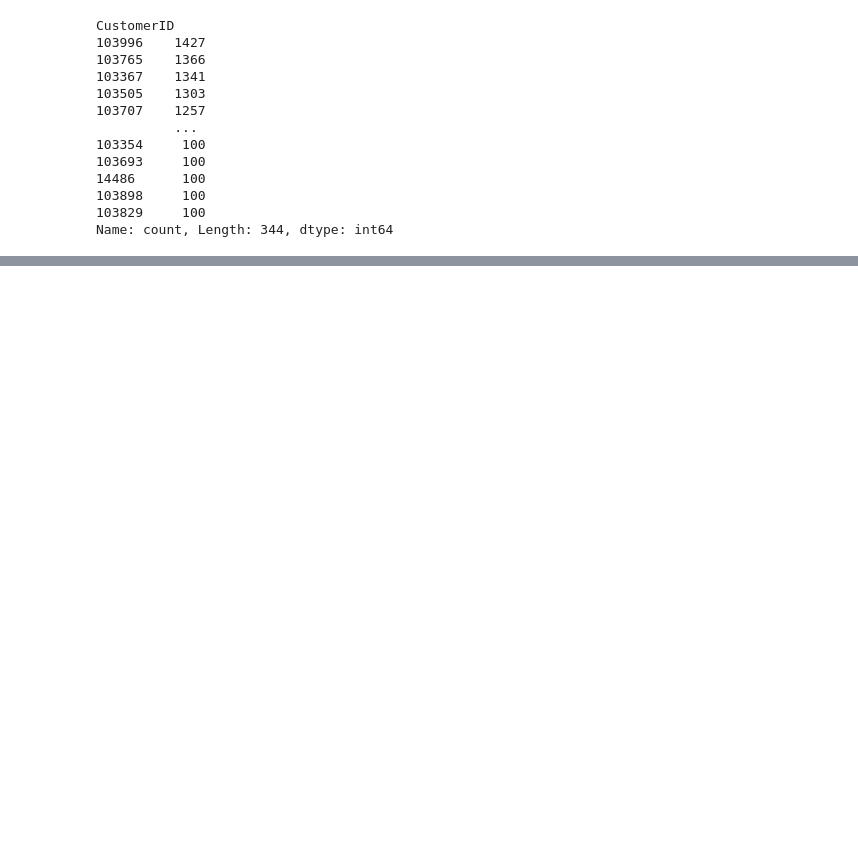
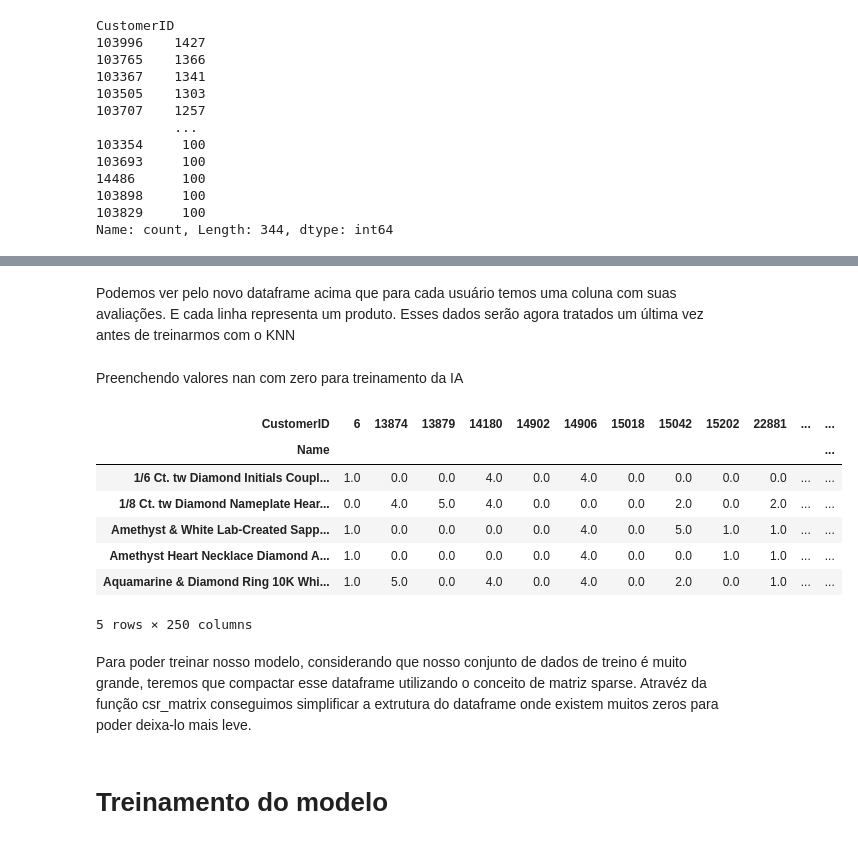
Before and after one commit to pedrosbm/AI-commerce-ML, a Jupyter notebook: notebook.ipynb, the cells around one changed output, grey strips where cells are left out. Saved outputs shown, nothing was run; the diff lists cells and outputs as text; code cells hidden in the pictures; blank space fills up the shorter version.

```diff
--- a/notebook.ipynb
+++ b/notebook.ipynb
@@ -65,0 +260,18 @@ Com o gráfico e a contagem acima, podemos vizualizar que a maioria dos usuário
+# %% [markdown]
+Podemos ver pelo novo dataframe acima que para cada usuário temos uma coluna com suas avaliações. E cada linha representa um produto. Esses dados serão agora tratados um última vez antes de treinarmos com o KNN
+# %% [markdown]
+Preenchendo valores nan com zero para treinamento da IA
+# %%
+products_pivot.fillna(0, inplace=True)
+products_pivot.head()
+# %% [output]
+| CustomerID | 6 | 13874 | 13879 | 14180 | 14902 | 14906 | 15018 | 15042 | 15202 | 22881 | ... | ... |
+| Name |  |  |  |  |  |  |  |  |  |  |  | ... |
+| 1/6 Ct. tw Diamond Initials Coupl... | 1.0 | 0.0 | 0.0 | 4.0 | 0.0 | 4.0 | 0.0 | 0.0 | 0.0 | 0.0 | ... | ... |
+| 1/8 Ct. tw Diamond Nameplate Hear... | 0.0 | 4.0 | 5.0 | 4.0 | 0.0 | 0.0 | 0.0 | 2.0 | 0.0 | 2.0 | ... | ... |
+| Amethyst & White Lab-Created Sapp... | 1.0 | 0.0 | 0.0 | 0.0 | 0.0 | 4.0 | 0.0 | 5.0 | 1.0 | 1.0 | ... | ... |
+| Amethyst Heart Necklace Diamond A... | 1.0 | 0.0 | 0.0 | 0.0 | 0.0 | 4.0 | 0.0 | 0.0 | 1.0 | 1.0 | ... | ... |
+| Aquamarine & Diamond Ring 10K Whi... | 1.0 | 5.0 | 0.0 | 4.0 | 0.0 | 4.0 | 0.0 | 2.0 | 0.0 | 1.0 | ... | ... |
+5 rows × 250 columns
+# %% [markdown]
+Para poder treinar nosso modelo, considerando que nosso conjunto de dados de treino é muito grande, teremos que compactar esse dataframe utilizando o conceito de matriz sparse. Atravéz da função csr_matrix conseguimos simplificar a extrutura do dataframe onde existem muitos zeros para poder deixa-lo mais leve.
@@ -65,0 +282,2 @@ Com o gráfico e a contagem acima, podemos vizualizar que a maioria dos usuário
+# %% [markdown]
+# Treinamento do modelo
```
Also changed, not shown: parts of 45 cells of this notebook.
